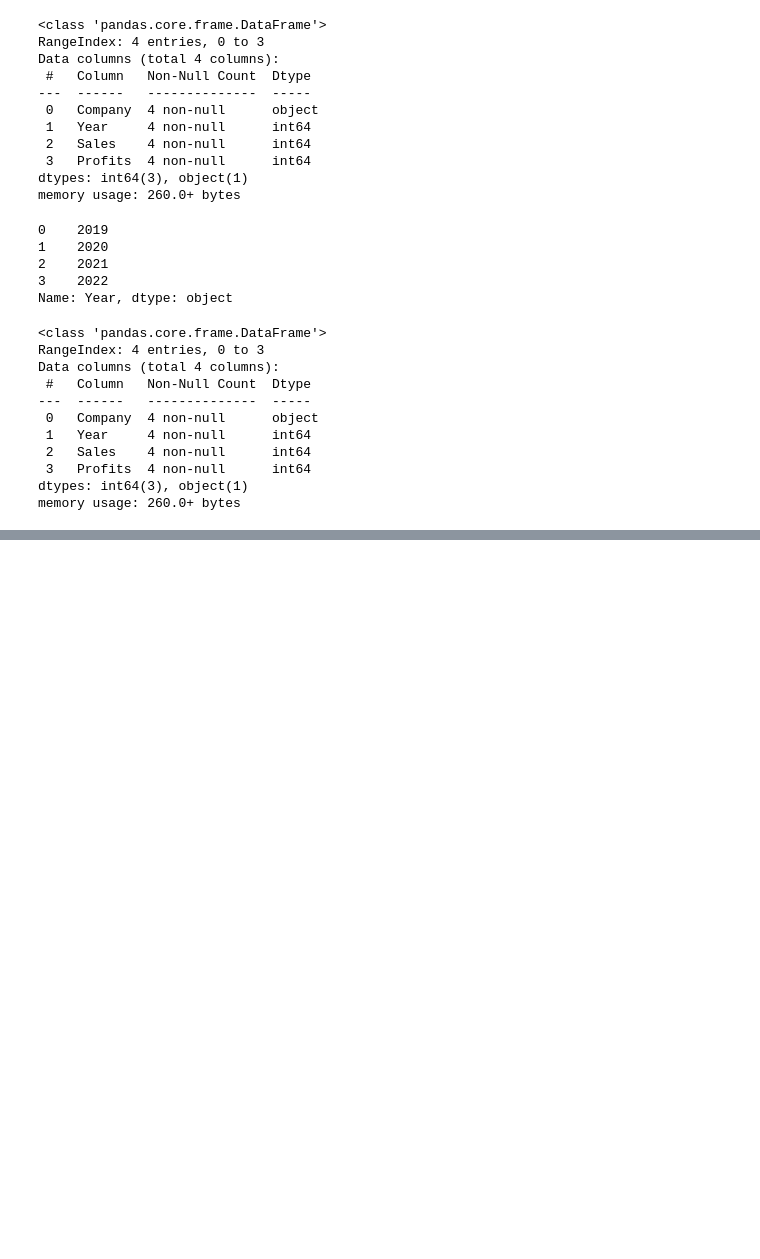
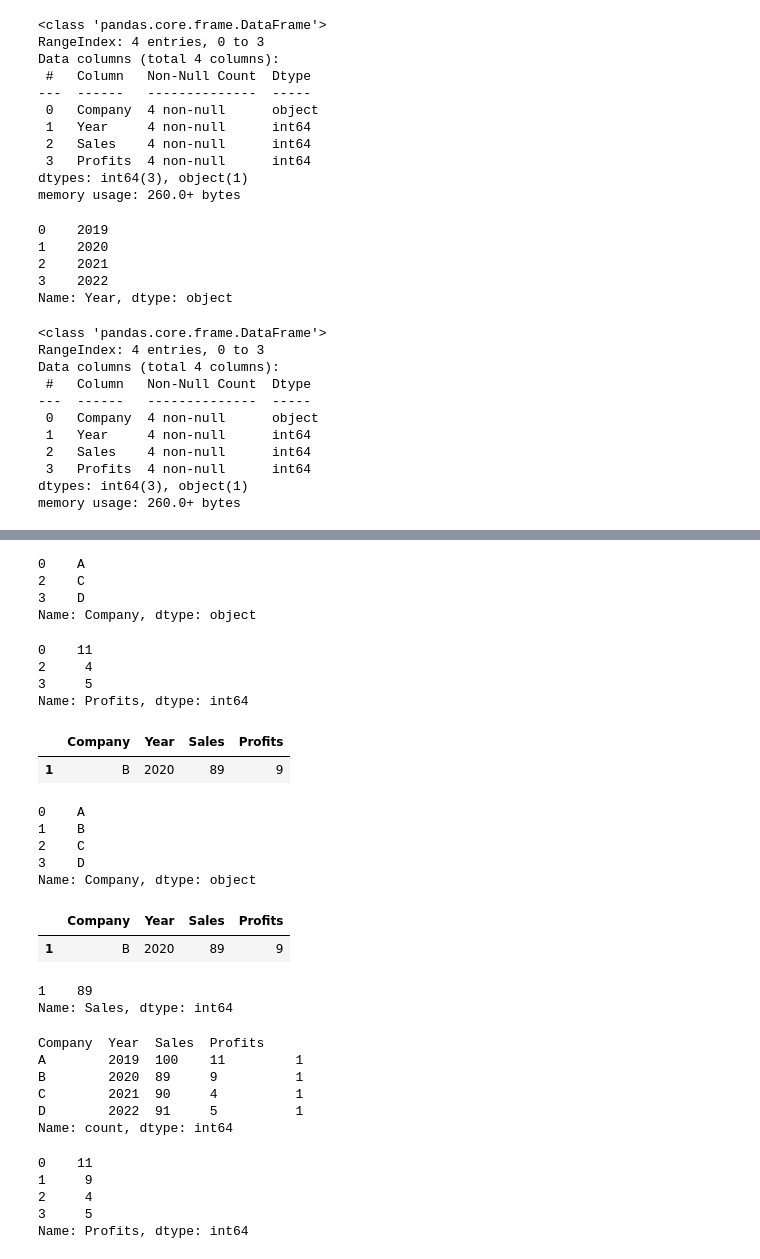
Before and after one commit to NaveenShetter1/Machine-Leaning-Notebooks, a Jupyter notebook: pandasusingpython.ipynb, the cells around one changed output, grey strips where cells are left out. Saved outputs shown, nothing was run; the diff lists cells and outputs as text; code cells hidden in the pictures; blank space fills up the shorter version.

```diff
--- a/pandasusingpython.ipynb
+++ b/pandasusingpython.ipynb
@@ -836,0 +892,54 @@ memory usage: 260.0+ bytes
+# %%
+df1[df1['Sales']>=90]['Company']
+# %% [output]
+0    A
+2    C
+3    D
+Name: Company, dtype: object
+# %%
+df1[df1['Sales']>=90]['Profits']
+# %% [output]
+0    11
+2     4
+3     5
+Name: Profits, dtype: int64
+# %%
+df1[df1['Company']=='B']
+# %% [output]
+|  | Company | Year | Sales | Profits |
+| 1 | B | 2020 | 89 | 9 |
+# %%
+df1['Company']
+# %% [output]
+0    A
+1    B
+2    C
+3    D
+Name: Company, dtype: object
+# %%
+df1[df1['Company']=='B']
+# %% [output]
+|  | Company | Year | Sales | Profits |
+| 1 | B | 2020 | 89 | 9 |
+# %%
+df1[df1['Company']=='B']['Sales']
+# %% [output]
+1    89
+Name: Sales, dtype: int64
+# %%
+df1[df1['Sales']>70].value_counts()
+# %% [output]
+Company  Year  Sales  Profits
+A        2019  100    11         1
+B        2020  89     9          1
+C        2021  90     4          1
+D        2022  91     5          1
+Name: count, dtype: int64
+# %%
+df1[df1['Profits']<70]['Profits']
+# %% [output]
+0    11
+1     9
+2     4
+3     5
+Name: Profits, dtype: int64
```
Also changed, not shown: parts of 35 cells of this notebook.
